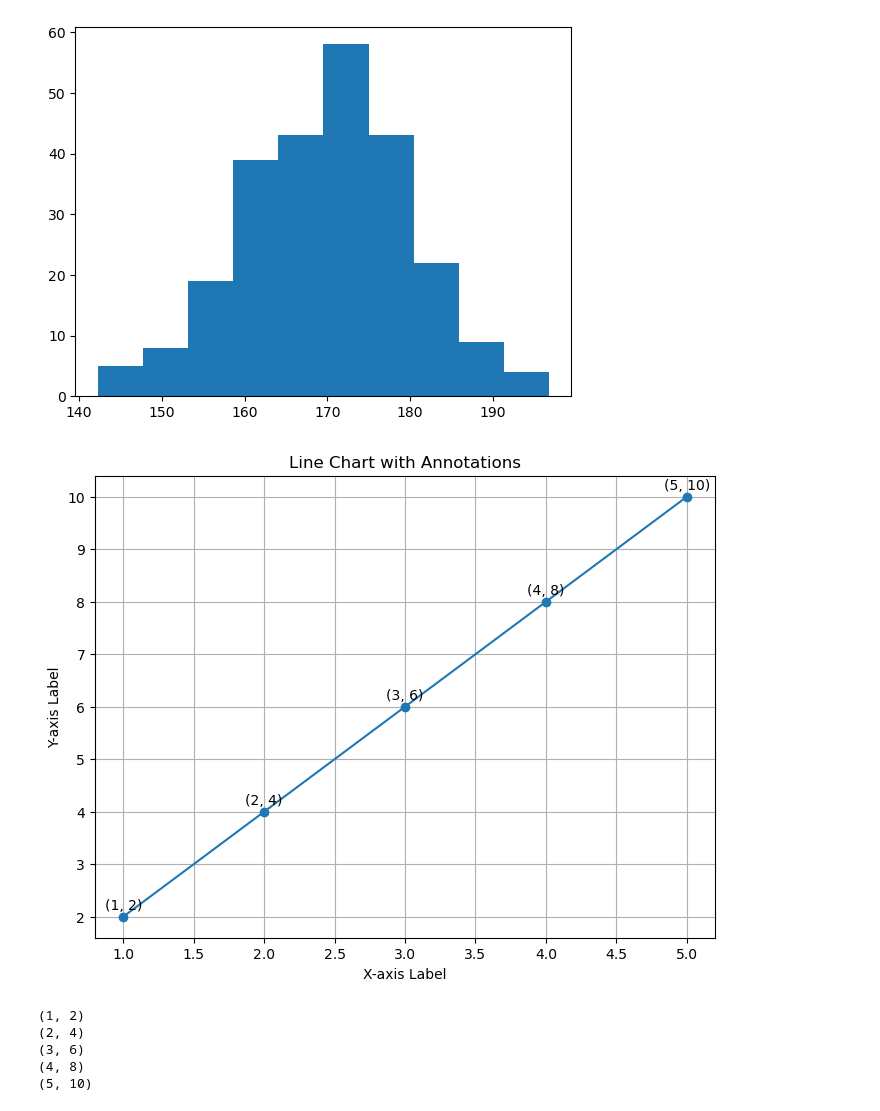
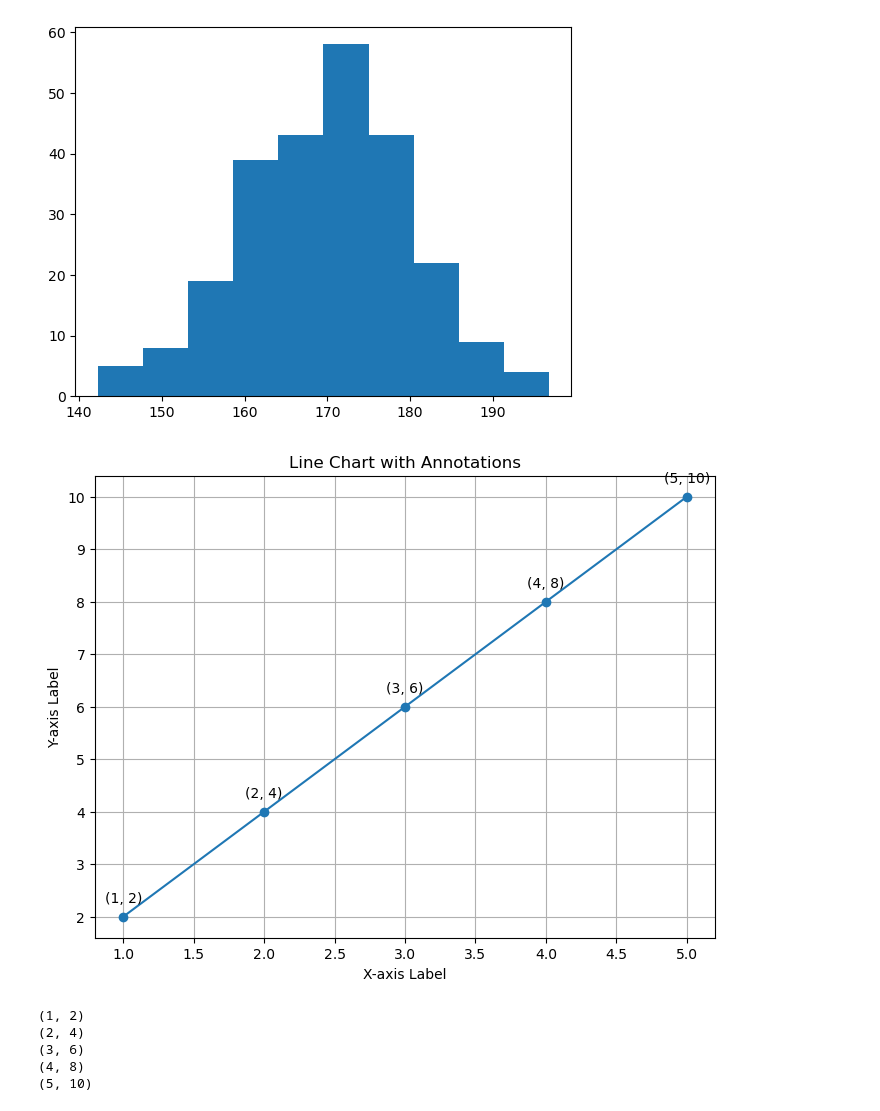
Before and after one commit to gmrr40058/My-Code-Note, a Jupyter notebook: Mathplotlib/Marker.ipynb, the cells around one changed output. Drawn from its saved outputs; the diff is of its cells as text; code cells hidden in the pictures.

Commit message:
Line graph with Annotation is added

```diff
--- a/Mathplotlib/Marker.ipynb
+++ b/Mathplotlib/Marker.ipynb
@@ -426,22 +426,22 @@ plt.show()
 # %%
 x = [1, 2, 3, 4, 5]
 y = [2, 4, 6, 8, 10]
 
 plt.figure(figsize=(8, 6))
 plt.plot(x, y, marker='o', linestyle='-')
 
 # Add annotations
 for i, (xi, yi) in enumerate(zip(x, y)):
-    plt.annotate(f'({xi}, {yi})', (xi, yi), textcoords="offset points", xytext=(0, 5), ha='center')
+    plt.annotate(f'({xi}, {yi})', (xi, yi), textcoords="offset points", xytext=(0, 10), ha='center')
 
 plt.title('Line Chart with Annotations')
 plt.xlabel('X-axis Label')
 plt.ylabel('Y-axis Label')
 
 plt.grid(True)
 plt.show()
 # %% [output]
-[figure, old version]
+[figure, new version]
 # %%
 for i in zip(x, y):
     print(i)
```
